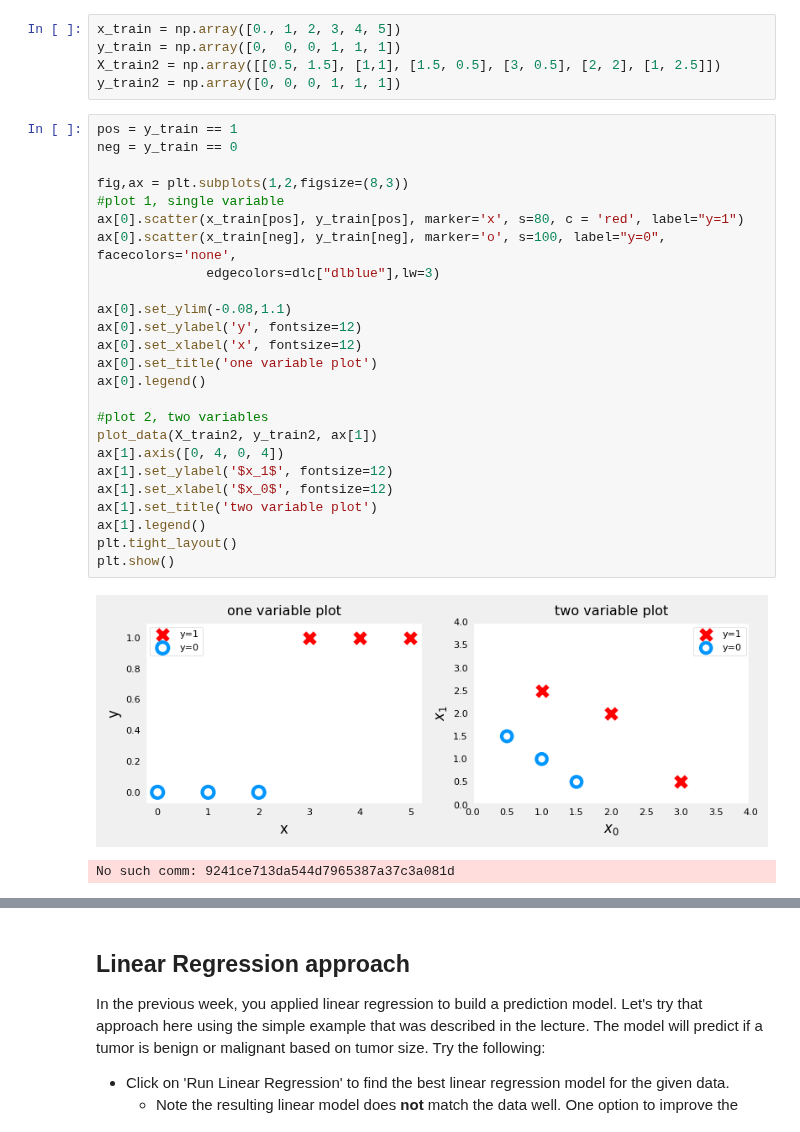
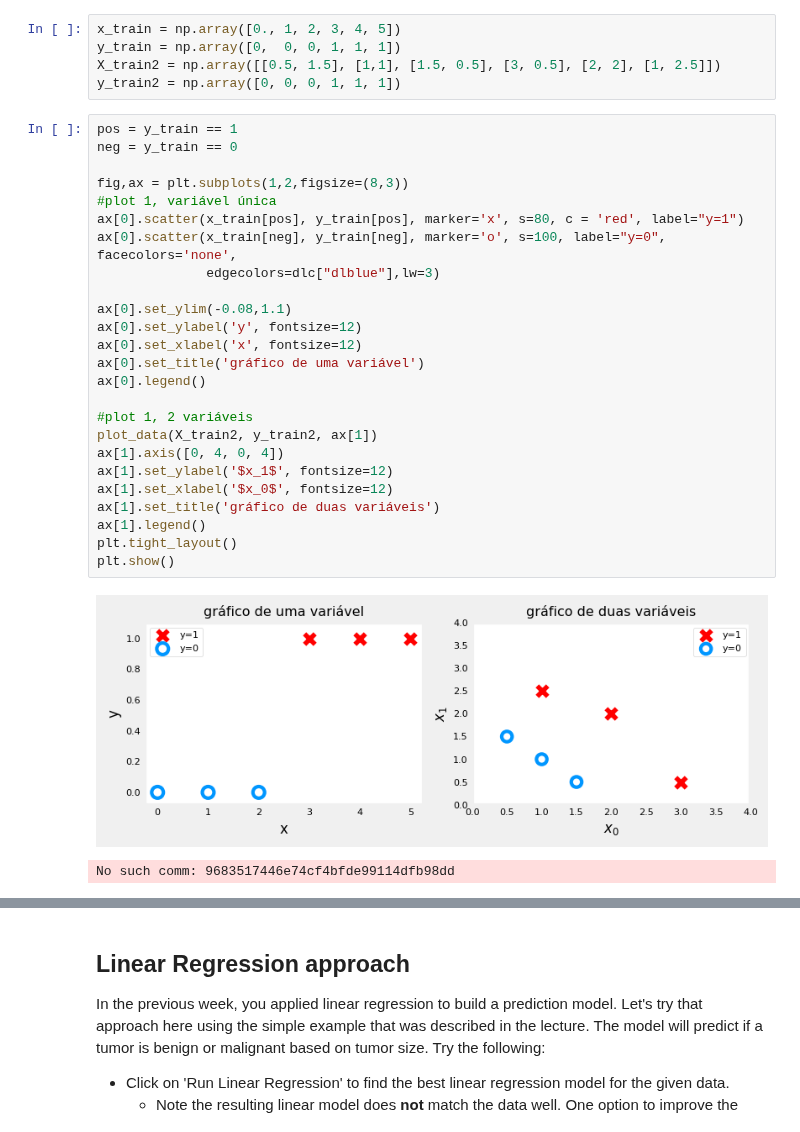
Before and after one commit to fabiobento/dnn-course-2024-1, a Jupyter notebook: 00_course_folder/ml_intro/class_03/Laboratórios/C1_W3_Lab01_Classification_Soln.ipynb, the cells around one changed output, grey strips where cells are left out. Cells and saved outputs as stored; diff of their text form.

```diff
--- a/00_course_folder/ml_intro/class_03/Laboratórios/C1_W3_Lab01_Classification_Soln.ipynb
+++ b/00_course_folder/ml_intro/class_03/Laboratórios/C1_W3_Lab01_Classification_Soln.ipynb
@@ -56,28 +56,28 @@ y_train2 = np.array([0, 0, 0, 1, 1, 1])
 # %%
 pos = y_train == 1
 neg = y_train == 0
 
 fig,ax = plt.subplots(1,2,figsize=(8,3))
-#plot 1, single variable
+#plot 1, variável única
 ax[0].scatter(x_train[pos], y_train[pos], marker='x', s=80, c = 'red', label="y=1")
 ax[0].scatter(x_train[neg], y_train[neg], marker='o', s=100, label="y=0", facecolors='none',
               edgecolors=dlc["dlblue"],lw=3)
 
 ax[0].set_ylim(-0.08,1.1)
 ax[0].set_ylabel('y', fontsize=12)
 ax[0].set_xlabel('x', fontsize=12)
-ax[0].set_title('one variable plot')
+ax[0].set_title('gráfico de uma variável')
 ax[0].legend()
 
-#plot 2, two variables
+#plot 1, 2 variáveis
 plot_data(X_train2, y_train2, ax[1])
 ax[1].axis([0, 4, 0, 4])
 ax[1].set_ylabel('$x_1$', fontsize=12)
 ax[1].set_xlabel('$x_0$', fontsize=12)
-ax[1].set_title('two variable plot')
+ax[1].set_title('gráfico de duas variáveis')
 ax[1].legend()
 plt.tight_layout()
 plt.show()
 # %% [output]
-[figure, old version]
+[figure, new version]
-No such comm: 9241ce713da544d7965387a37c3a081d
+No such comm: 9683517446e74cf4bfde99114dfb98dd
```
Also changed, not shown: parts of 3 cells of this notebook, 1 other file.
